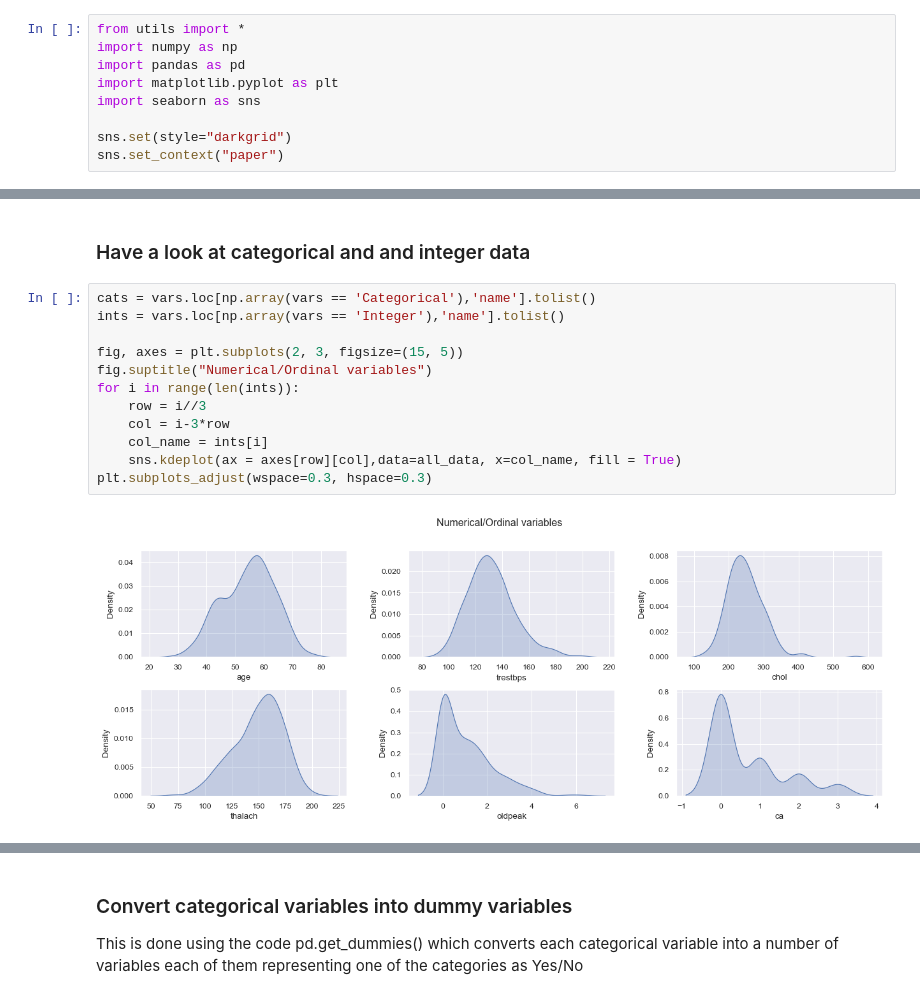
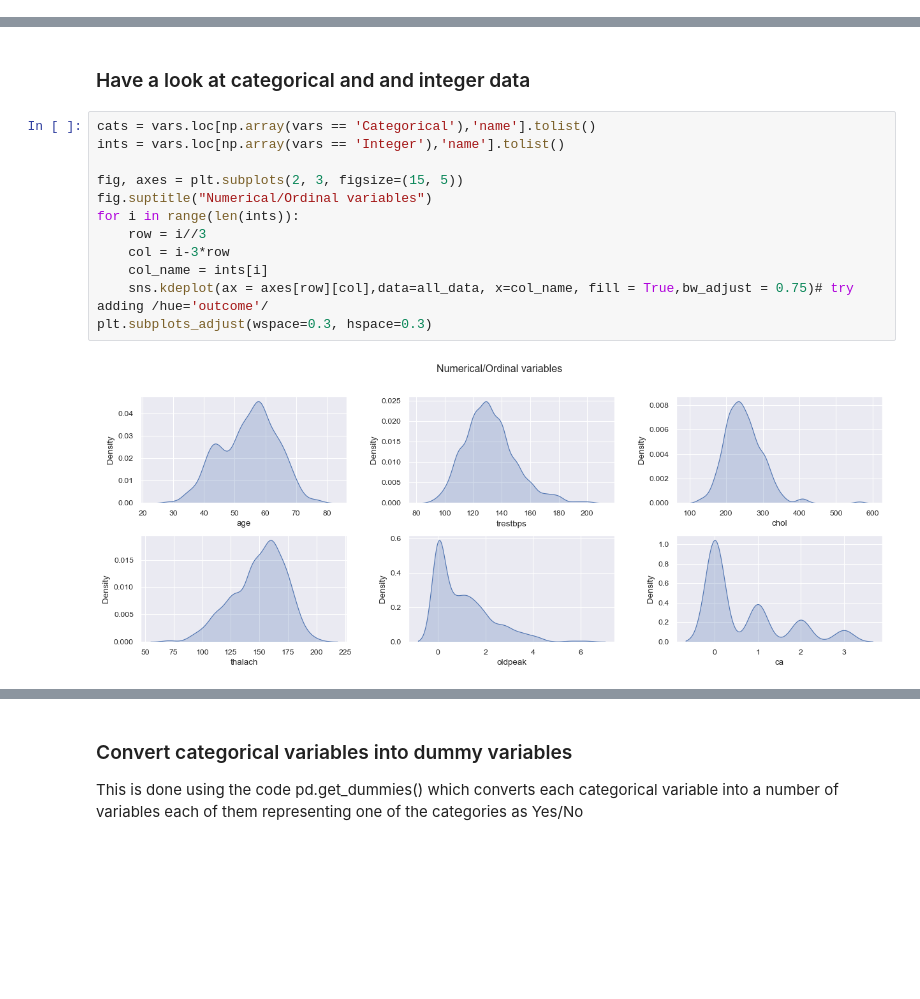
Before and after one commit to abdulrahman1123/analysis_examples, a Jupyter notebook: Neural Networks.ipynb, the cells around one changed output, grey strips where cells are left out. Drawn from its saved outputs; the diff is of its cells as text; blank space fills up the shorter version.

```diff
--- a/Neural Networks.ipynb
+++ b/Neural Networks.ipynb
@@ -50,12 +50,3 @@ This is a heart disease database, collected from pateints referred to the angiog
 # Neural Networks using Python
 ### Import data
 Import data from ucimlrepo and take a look at the variables
-# %%
-from utils import *
-import numpy as np
-import pandas as pd
-import matplotlib.pyplot as plt
-import seaborn as sns
-
-sns.set(style="darkgrid")
-sns.set_context("paper")
@@ -100,17 +95,17 @@ vars.style.set_properties(subset=['description'], **{'width-min': '500px'})
 # %%
 cats = vars.loc[np.array(vars == 'Categorical'),'name'].tolist()
 ints = vars.loc[np.array(vars == 'Integer'),'name'].tolist()
 
 fig, axes = plt.subplots(2, 3, figsize=(15, 5))
 fig.suptitle("Numerical/Ordinal variables")
 for i in range(len(ints)):
     row = i//3
     col = i-3*row
     col_name = ints[i]
-    sns.kdeplot(ax = axes[row][col],data=all_data, x=col_name, fill = True)
+    sns.kdeplot(ax = axes[row][col],data=all_data, x=col_name, fill = True,bw_adjust = 0.75)# try adding /hue='outcome'/
 plt.subplots_adjust(wspace=0.3, hspace=0.3)
 # %% [output]
-[figure, old version]
+[figure, new version]
 # %%
 #all_data[cats].hist(bins = 10, figsize = (15,10), layout = (4,4), grid = False)
 
```
Also changed, not shown: parts of 6 cells of this notebook, 2 other files.
